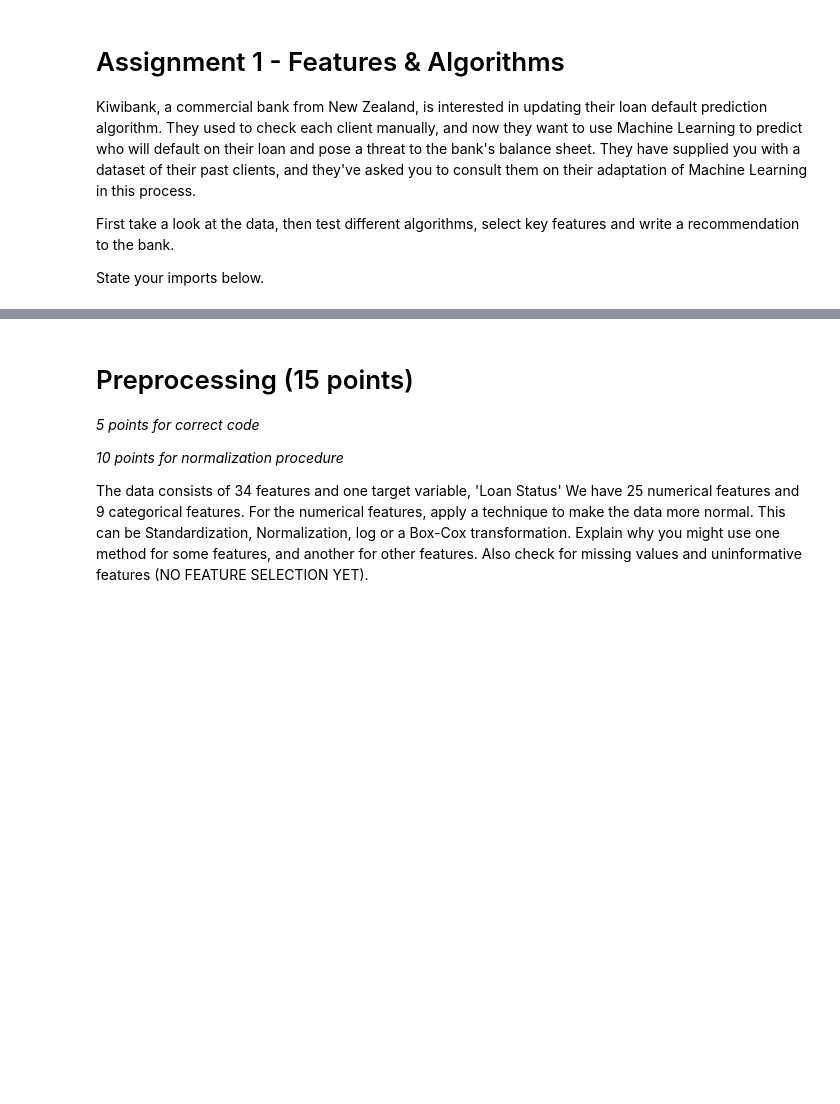
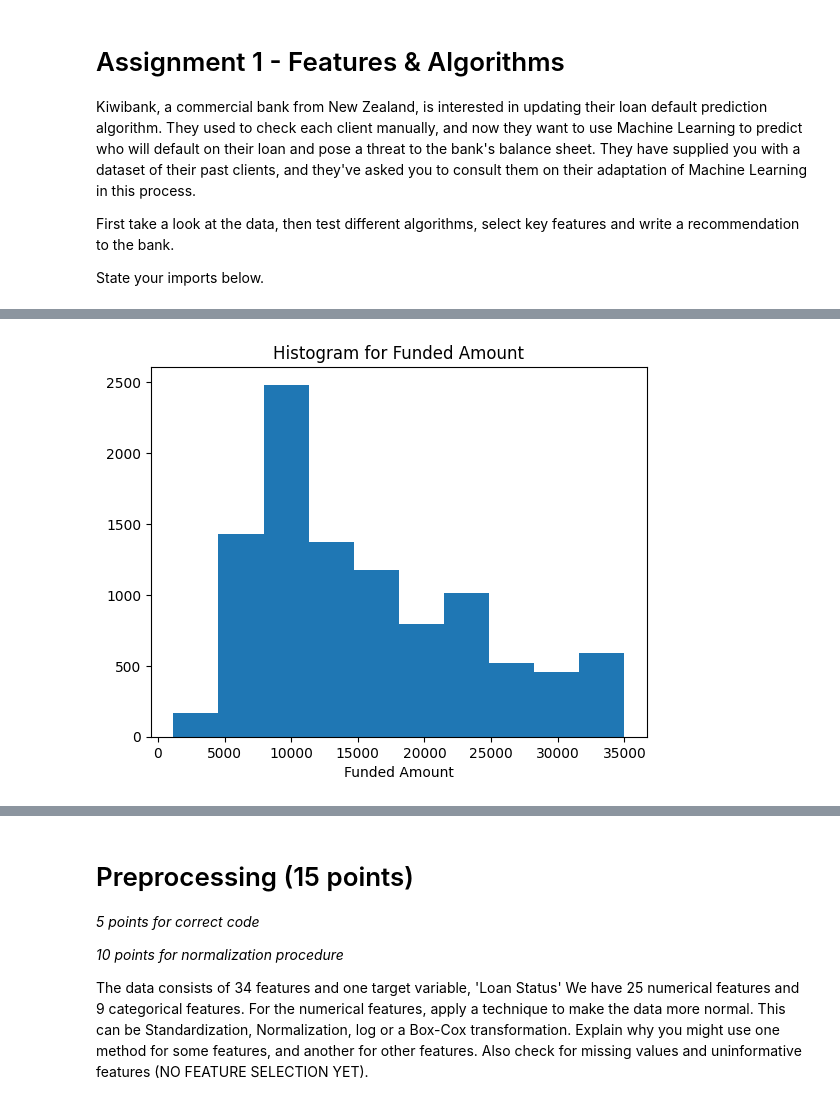
Before and after one commit to Imani-C/Machine_learning_Assignment1, a Jupyter notebook: ML4F_2023_Assignment_1.ipynb, the cells around one changed output, grey strips where cells are left out. Drawn from its saved outputs; the diff is of its cells as text; code cells hidden in the pictures; blank space fills up the shorter version.

```diff
--- a/ML4F_2023_Assignment_1.ipynb
+++ b/ML4F_2023_Assignment_1.ipynb
@@ -47,0 +97,7 @@ data = pd.read_csv("/content/7_ML4F_Assignment1Data.csv")
+# %%
+plt.hist(data["Funded Amount"])
+plt.xlabel("Funded Amount")
+plt.title("Histogram for Funded Amount")
+plt.show()
+# %% [output]
+[figure, added]
```
Also changed, not shown: parts of 29 cells of this notebook.
